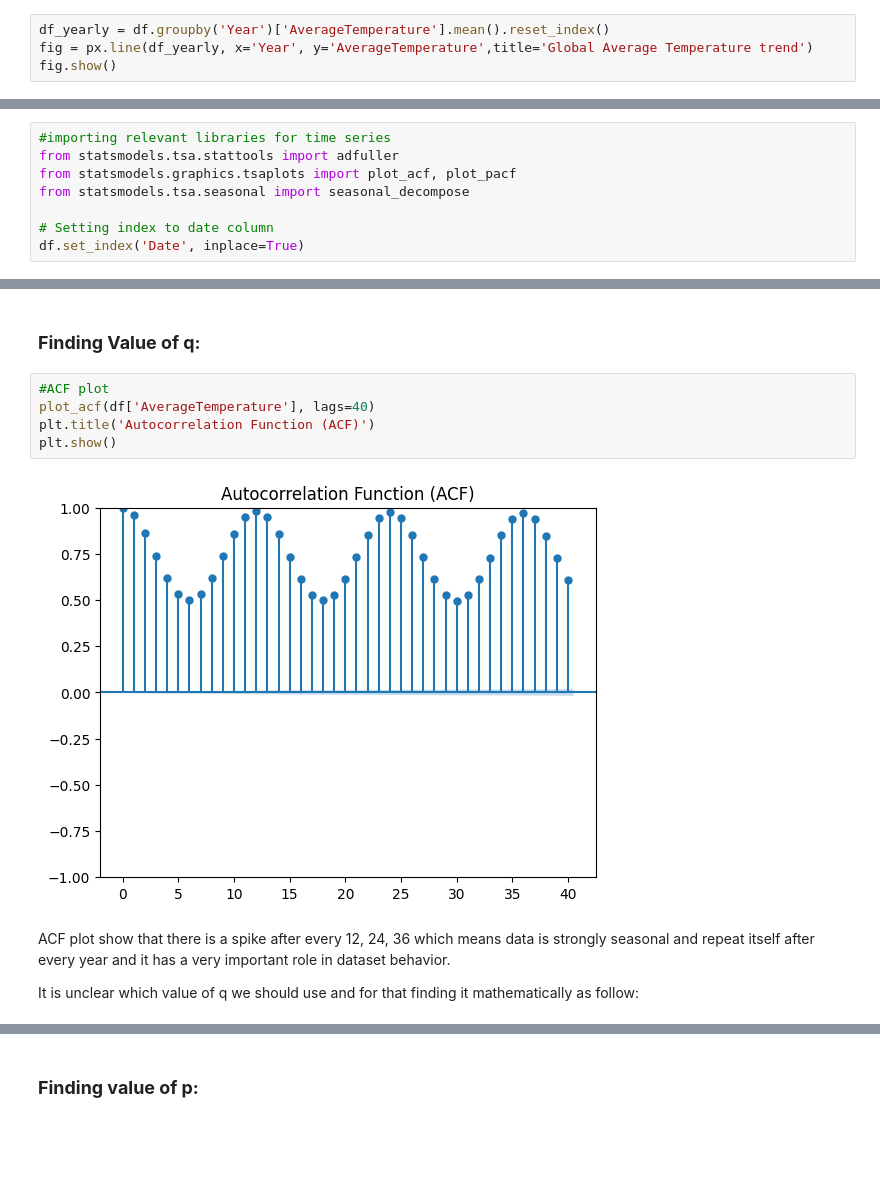
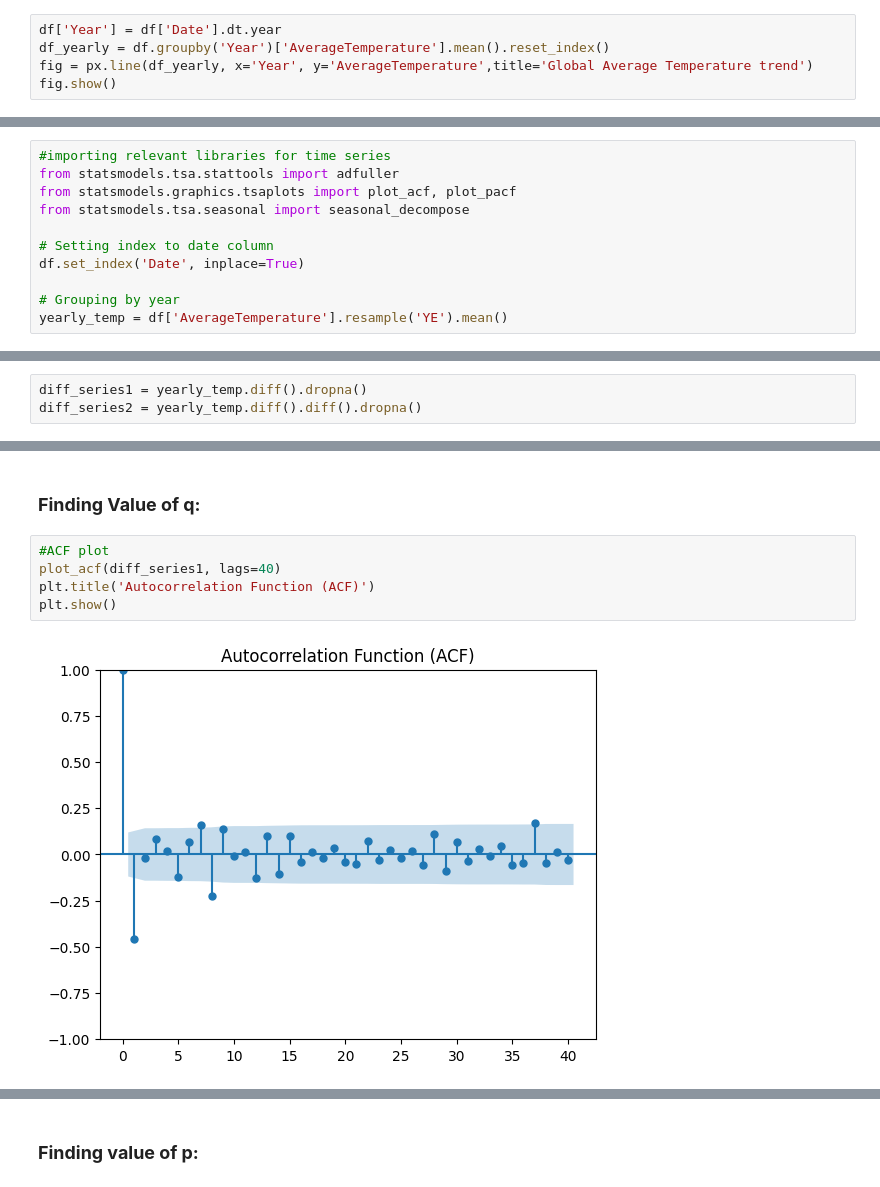
Before and after one commit to HassanZeb01/land_temperature_by_country, a Jupyter notebook: climate_temperature.ipynb, the cells around one changed output, grey strips where cells are left out. Saved outputs shown, nothing was run; the diff lists cells and outputs as text; blank space fills up the shorter version.

```diff
--- a/climate_temperature.ipynb
+++ b/climate_temperature.ipynb
@@ -445,6 +445,7 @@ Correlation between both columns are negatively very weak which means there is v
 # %% [markdown]
 ### **A. Yearly Average Temperature - Globally:**
 # %%
+df['Year'] = df['Date'].dt.year
 df_yearly = df.groupby('Year')['AverageTemperature'].mean().reset_index()
 fig = px.line(df_yearly, x='Year', y='AverageTemperature',title='Global Average Temperature trend')
 fig.show()
@@ -515,6 +516,9 @@ from statsmodels.tsa.seasonal import seasonal_decompose
 
 # Setting index to date column
 df.set_index('Date', inplace=True)
+
+# Grouping by year
+yearly_temp = df['AverageTemperature'].resample('YE').mean()
 # %% [markdown]
 ## **5.1 Stationarity Check:**
 # %%
@@ -538,0 +542,3 @@ Adfuller test shows that test score of dataset is **-13.18** which is smaller th
+# %%
+diff_series1 = yearly_temp.diff().dropna()
+diff_series2 = yearly_temp.diff().diff().dropna()
@@ -560,15 +616,11 @@ Interpretation:
 ### **Finding Value of q:**
 # %%
 #ACF plot
-plot_acf(df['AverageTemperature'], lags=40)
+plot_acf(diff_series1, lags=40)
 plt.title('Autocorrelation Function (ACF)')
 plt.show()
 # %% [output]
-[figure, old version]
+[figure, new version]
-# %% [markdown]
-ACF plot show that there is a spike after every 12, 24, 36 which means data is strongly seasonal and repeat itself after every year and it has a very important role in dataset behavior.
-
-It is unclear which value of q we should use and for that finding it mathematically as follow:
 # %%
 from statsmodels.tsa.stattools import acf, pacf
 
```
Also changed, not shown: parts of 25 cells of this notebook.
